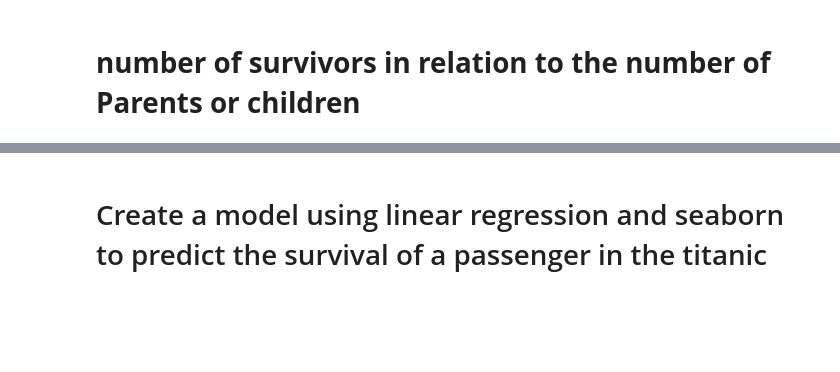
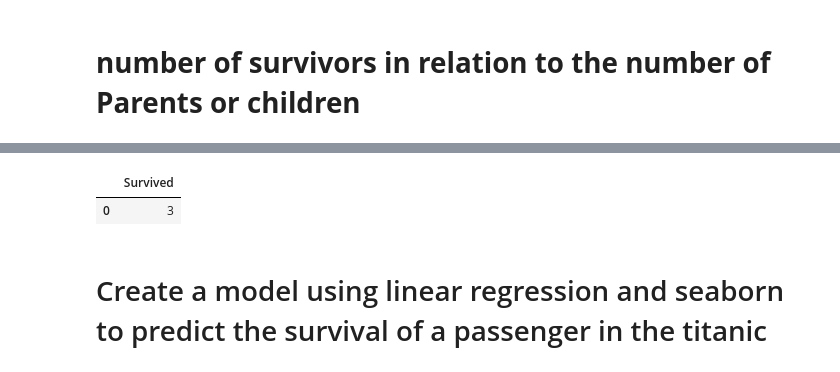
Before and after one commit to kdmwangi/Data-Science, a Jupyter notebook: Titanic_Survival_Prediction.ipynb, the cells around one changed output, grey strips where cells are left out. Drawn from its saved outputs; the diff is of its cells as text; code cells hidden in the pictures; blank space fills up the shorter version.

```diff
--- a/Titanic_Survival_Prediction.ipynb
+++ b/Titanic_Survival_Prediction.ipynb
@@ -636,3 +637,6 @@ fig.update_layout(xaxis_title="Parch",yaxis_title="number of survivors")
 fig.show()
 # %% [output]
 [interactive output not drawn]
+# %%
+data_parch = clean_survived_passengers[['Parch','Survived',]].groupby(by='Parch').count()
+data_parch
@@ -638,0 +651,3 @@ fig.show()
+# %%
+data_sibsp = clean_survived_passengers[['SibSp','Survived']].groupby(by='SibSp').count()
+data_sibsp
@@ -639,2 +662,7 @@ fig.show()
+# %%
+data_sibsp.merge( data_parch, how='inner', on='Survived')
+# %% [output]
+|  | Survived |
+| 0 | 3 |
 # %% [markdown]
 # Create a model using linear regression and seaborn to predict the survival of a passenger in the titanic
```
Also changed, not shown: parts of 6 cells of this notebook.
